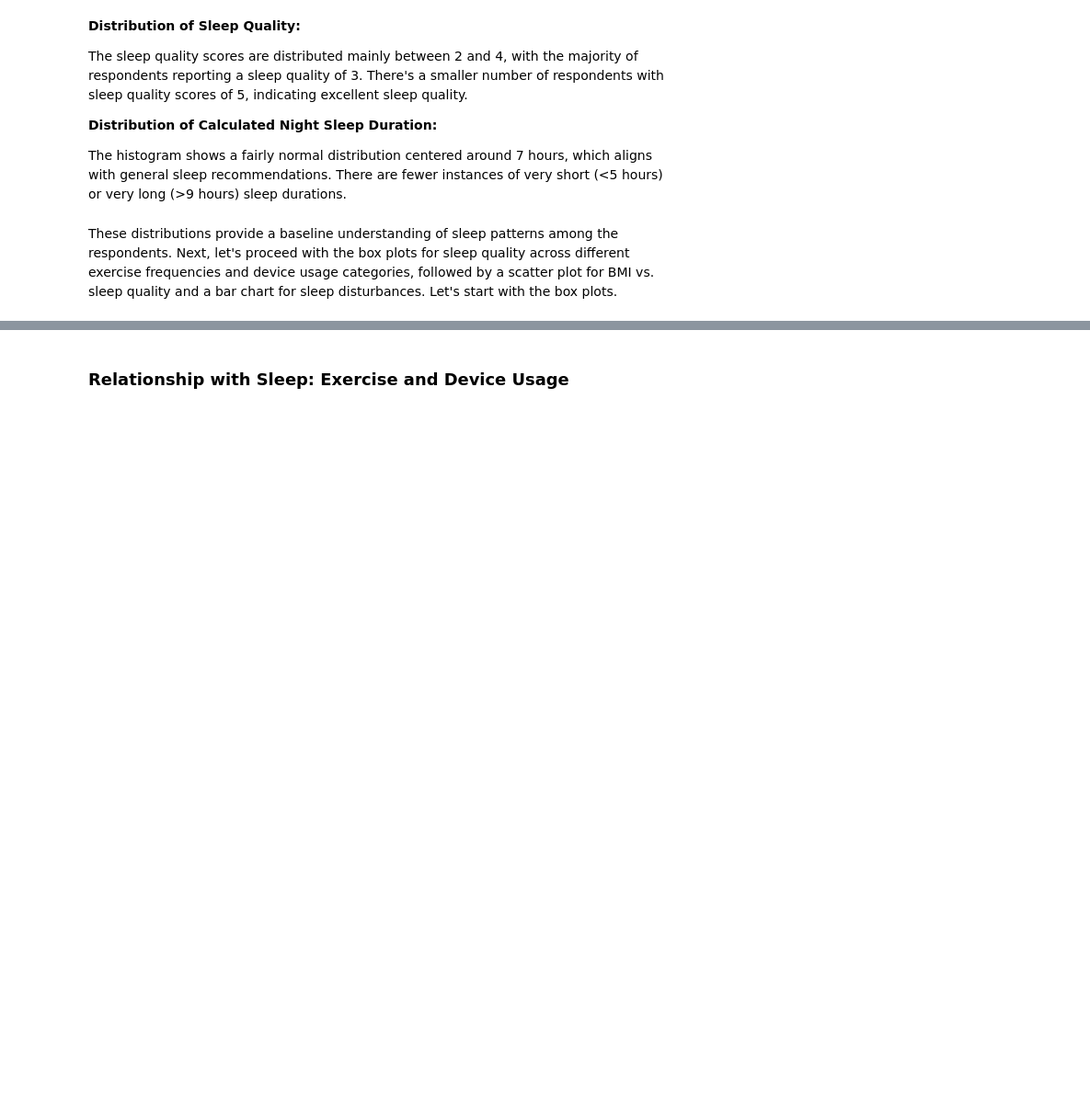
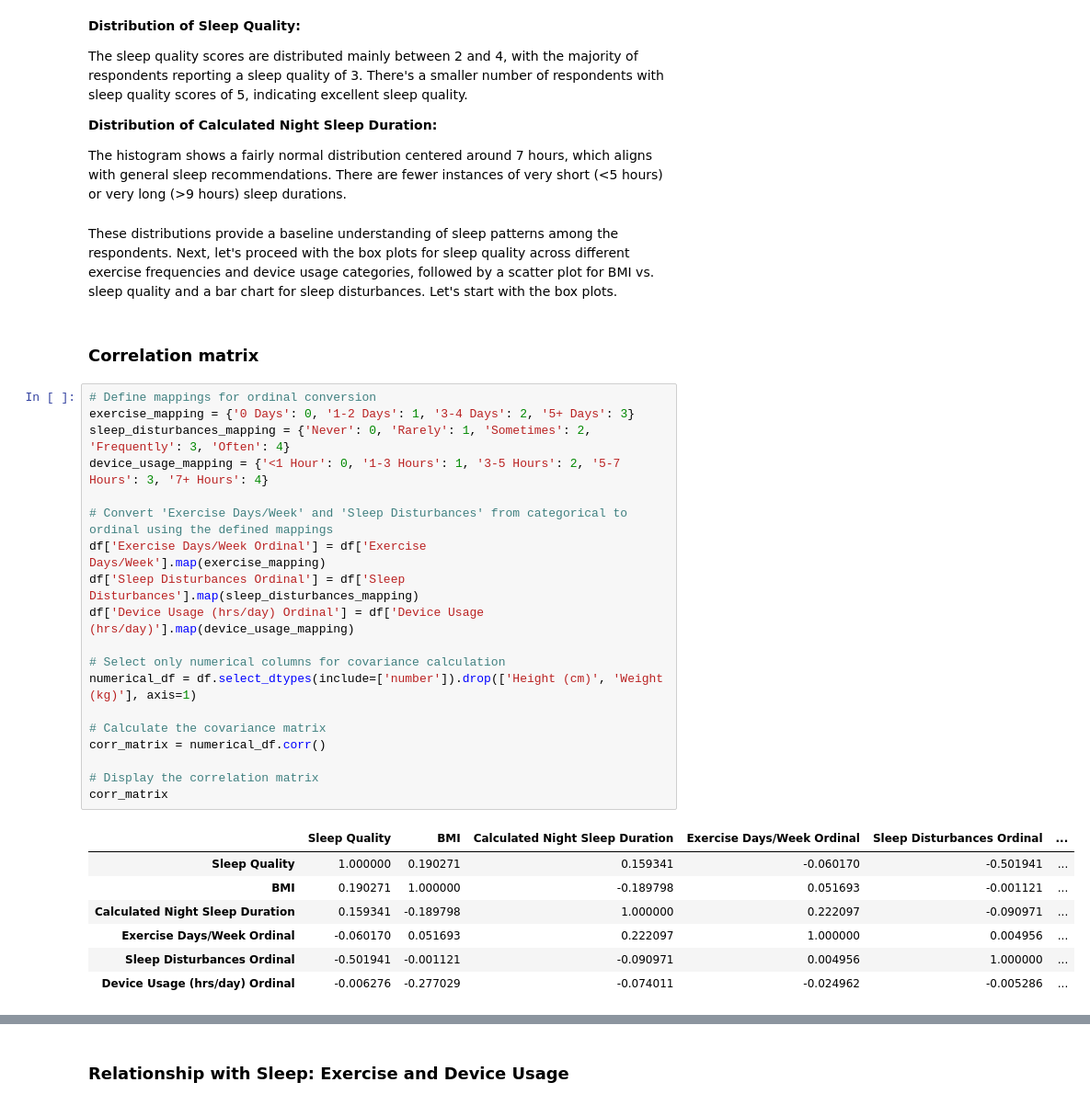
Before and after one commit to johnkimtech/sleep, a Jupyter notebook: desc_stat_visualize.ipynb, the cells around one changed output, grey strips where cells are left out. Shown at 92% size. Saved outputs shown, nothing was run; the diff lists cells and outputs as text; blank space fills up the shorter version.

```diff
--- a/desc_stat_visualize.ipynb
+++ b/desc_stat_visualize.ipynb
@@ -172,3 +175,32 @@ The histogram shows a fairly normal distribution centered around 7 hours, which
 There are fewer instances of very short (<5 hours) or very long (>9 hours) sleep durations.
 # %% [markdown]
 These distributions provide a baseline understanding of sleep patterns among the respondents. Next, let's proceed with the box plots for sleep quality across different exercise frequencies and device usage categories, followed by a scatter plot for BMI vs. sleep quality and a bar chart for sleep disturbances. Let's start with the box plots.
+# %% [markdown]
+### Correlation matrix
+# %%
+# Define mappings for ordinal conversion
+exercise_mapping = {'0 Days': 0, '1-2 Days': 1, '3-4 Days': 2, '5+ Days': 3}
+sleep_disturbances_mapping = {'Never': 0, 'Rarely': 1, 'Sometimes': 2, 'Frequently': 3, 'Often': 4}
+device_usage_mapping = {'<1 Hour': 0, '1-3 Hours': 1, '3-5 Hours': 2, '5-7 Hours': 3, '7+ Hours': 4}
+
+# Convert 'Exercise Days/Week' and 'Sleep Disturbances' from categorical to ordinal using the defined mappings
+df['Exercise Days/Week Ordinal'] = df['Exercise Days/Week'].map(exercise_mapping)
+df['Sleep Disturbances Ordinal'] = df['Sleep Disturbances'].map(sleep_disturbances_mapping)
+df['Device Usage (hrs/day) Ordinal'] = df['Device Usage (hrs/day)'].map(device_usage_mapping)
+
+# Select only numerical columns for covariance calculation
+numerical_df = df.select_dtypes(include=['number']).drop(['Height (cm)', 'Weight (kg)'], axis=1)
+
+# Calculate the covariance matrix
+corr_matrix = numerical_df.corr()
+
+# Display the correlation matrix
+corr_matrix
+# %% [output]
+|  | Sleep Quality | BMI | Calculated Night Sleep Duration | Exercise Days/Week Ordinal | Sleep Disturbances Ordinal | ... |
+| Sleep Quality | 1.000000 | 0.190271 | 0.159341 | -0.060170 | -0.501941 | ... |
+| BMI | 0.190271 | 1.000000 | -0.189798 | 0.051693 | -0.001121 | ... |
+| Calculated Night Sleep Duration | 0.159341 | -0.189798 | 1.000000 | 0.222097 | -0.090971 | ... |
+| Exercise Days/Week Ordinal | -0.060170 | 0.051693 | 0.222097 | 1.000000 | 0.004956 | ... |
+| Sleep Disturbances Ordinal | -0.501941 | -0.001121 | -0.090971 | 0.004956 | 1.000000 | ... |
+| Device Usage (hrs/day) Ordinal | -0.006276 | -0.277029 | -0.074011 | -0.024962 | -0.005286 | ... |
```
Also changed, not shown: parts of 4 cells of this notebook.
